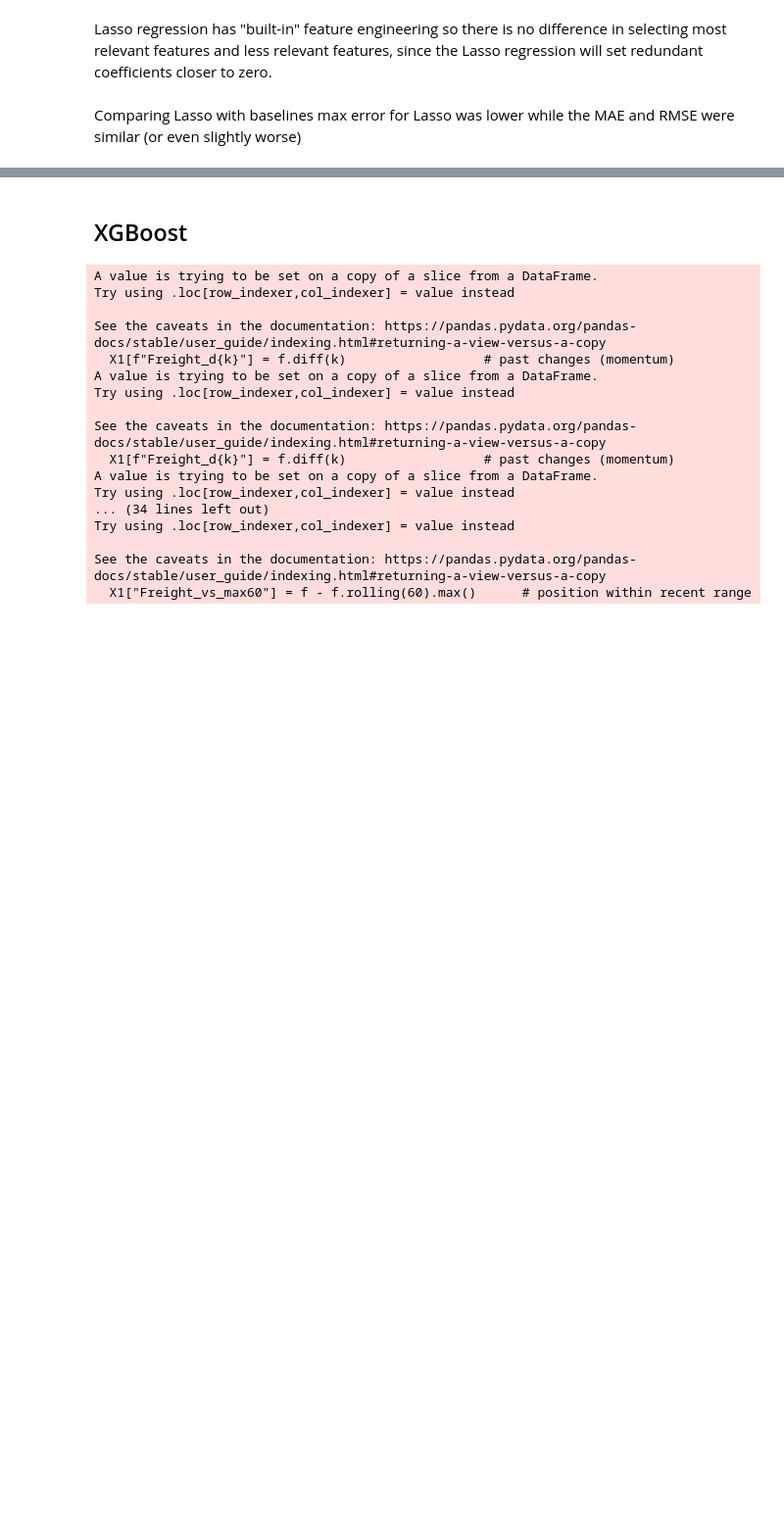
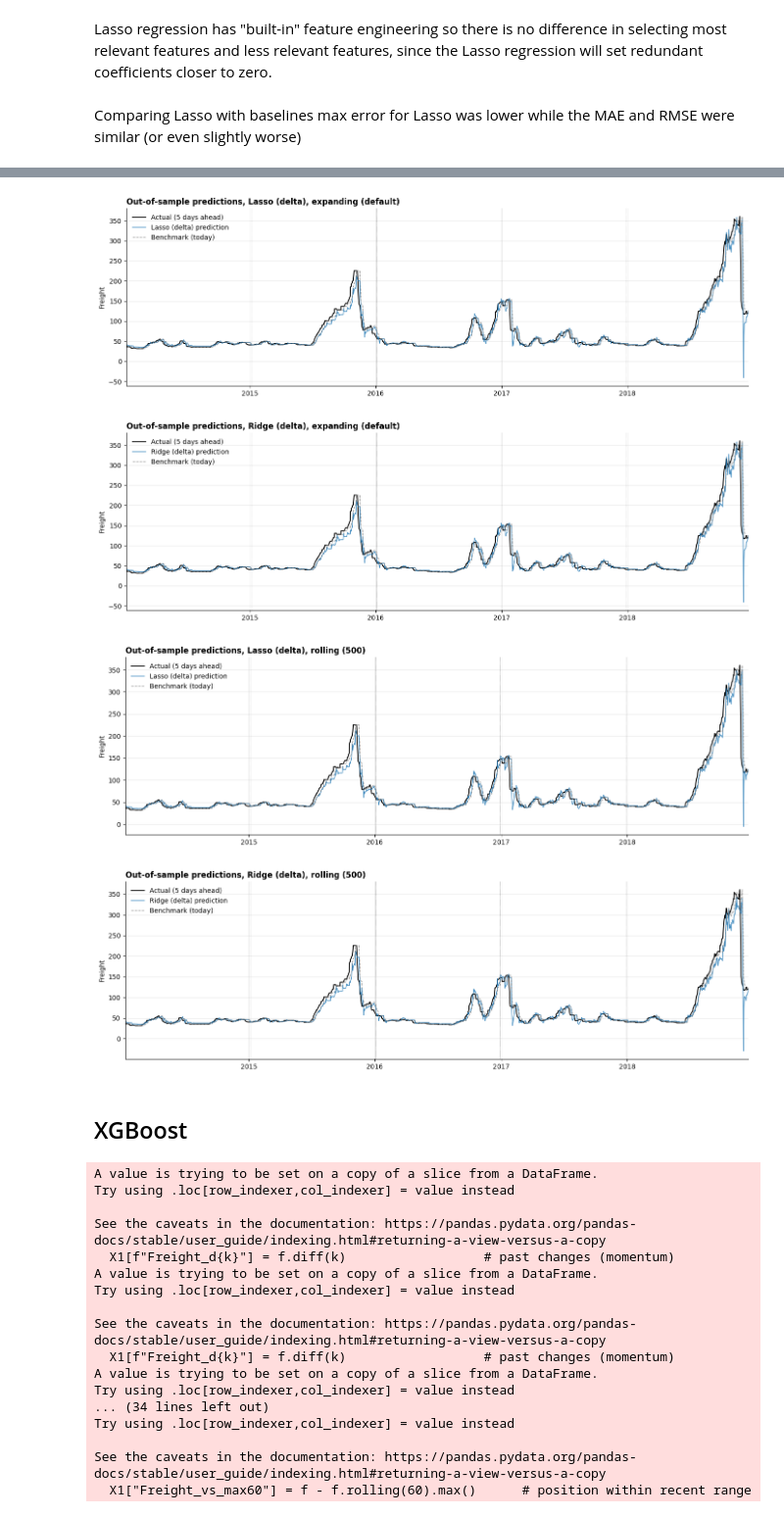
Before and after one commit to pejoCloser/Freight_Challenge, a Jupyter notebook: notebooks/02_initial_feature_engineering.ipynb, the cells around one changed output, grey strips where cells are left out. Shown at 98% size. Saved outputs shown, nothing was run; the diff lists cells and outputs as text; code cells hidden in the pictures; blank space fills up the shorter version.

```diff
--- a/notebooks/02_initial_feature_engineering.ipynb
+++ b/notebooks/02_initial_feature_engineering.ipynb
@@ -642,0 +716,18 @@ plot_model(preds, 'Ridge')
+# %%
+rename = {"Ridge": "Ridge (level)", "Lasso": "Lasso (level)"}
+res_cmp = pd.concat([res.assign(model=res["model"].replace(rename)), res_delta], ignore_index=True)
+preds_cmp = pd.concat([preds.assign(model=preds["model"].replace(rename)), preds_delta], ignore_index=True)
+
+print("Mean across folds (all days):")
+print(res_cmp.groupby(["scheme", "model"])[["MAE", "RMSE", "MaxErr"]].mean().round(2))
+
+# Extreme days only (top 10% of the actual 5-day-ahead price)
+thr = preds_cmp["actual"].quantile(0.90)
+ext = preds_cmp[preds_cmp["actual"] >= thr]
+bench_ext = ext[ext["model"] == "Lasso (level)"].assign(model="Benchmark (today)",
+                                                         pred=lambda d: d["benchmark"])
+ext = pd.concat([ext, bench_ext], ignore_index=True)
+ext = ext.assign(abs_err=(ext["actual"] - ext["pred"]).abs())
+
+print(f"\nExtreme days only (actual >= {thr:.1f}, n={len(ext[ext['model']=='Benchmark (today)'])} per scheme):")
+print(ext.groupby(["scheme", "model"])["abs_err"].agg(MAE="mean", MaxErr="max").round(2))
@@ -643,3 +752,12 @@ plot_model(preds, 'Ridge')
+# %%
+for scheme in splitters:
+    plot_model(preds_cmp, "Lasso (delta)", scheme=scheme)
+    plot_model(preds_cmp, "Ridge (delta)", scheme=scheme)
+# %% [output]
+[figure, added]
+[figure, added]
+[figure, added]
+[figure, added]
 # %% [markdown]
 ## XGBoost
 # %%
```
Also changed, not shown: parts of 24 cells of this notebook.
